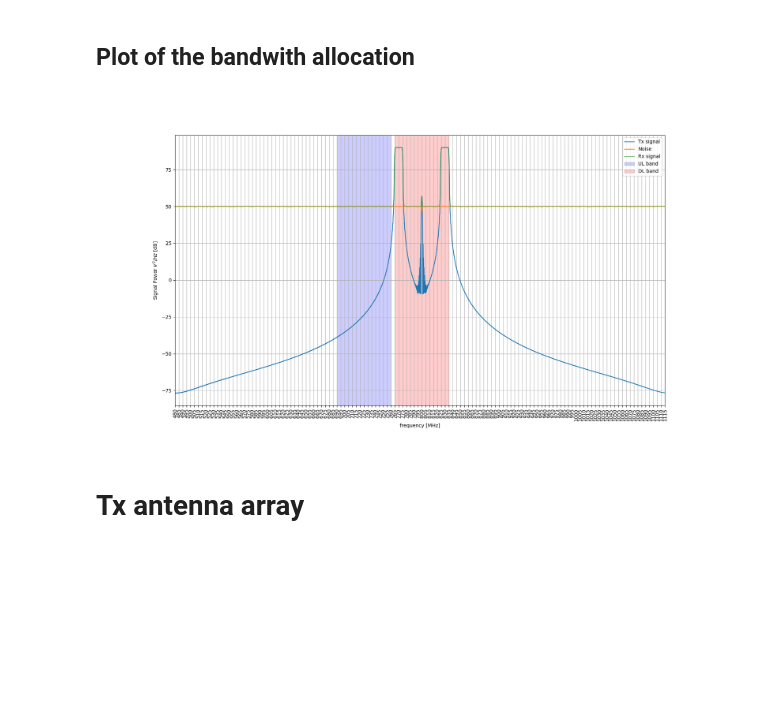
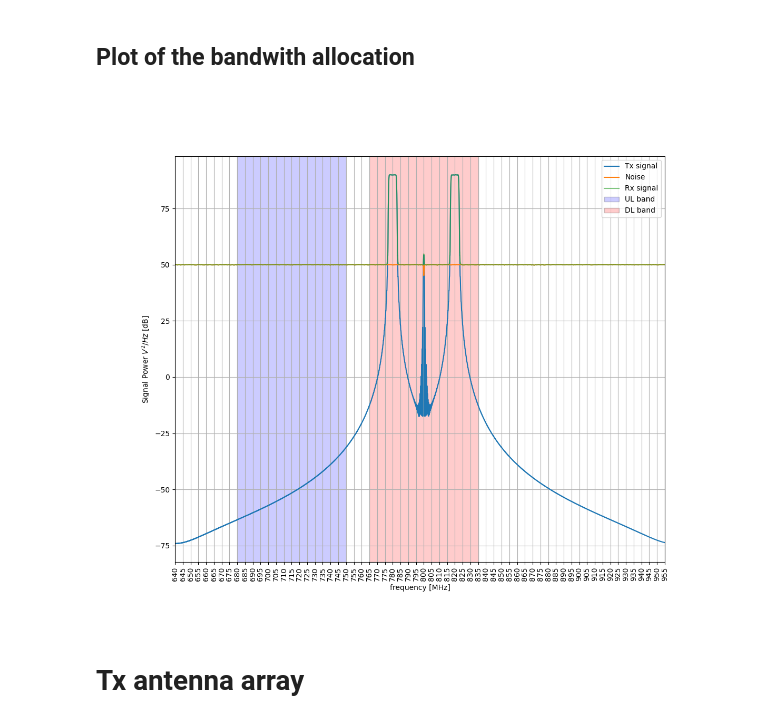
Before and after one commit to ladnlav/diploma, a Jupyter notebook: MM.ipynb, the cells around one changed output. Drawn from its saved outputs; the diff is of its cells as text; code cells hidden in the pictures; blank space fills up the shorter version.

```diff
--- a/MM.ipynb
+++ b/MM.ipynb
@@ -118,14 +119,14 @@ def PS(bits):
 # %% [markdown]
 ## Parameters setting
 # %%
-Fc1 = 30e3 # in kHz n25 band carrier frequency
-Fc2 = 30e3 # in kHz n66 band carrier frequency
+Fc1 = 20e3 # in kHz n25 band carrier frequency
+Fc2 = 20e3 # in kHz n66 band carrier frequency
 
 K = 64 # number of used OFDM subcarriers
-df = 2*10*1e3/K # scs in kHz, 2*Occupied_bandwidth[Mhz]*1e3/Subcarrier_num
+df = 2*5*1e3/K # scs in kHz, 2*Occupied_bandwidth[Mhz]*1e3/Subcarrier_num
 Nfft = int(2048*2)
 
-B = df*int(Nfft/2) #  bandwidth in Hz
+B = df*int(Nfft/2) #  bandwidth in kHz
 print("Current Bandwidth: in kHz", B)
 print("Current Occupied Bandwidth: in kHz", df*int(K/2))
 Fs = B         # sampling frequency
@@ -207,41 +205,41 @@ Pxx_dB=10*np.log10(np.abs(Pxx_spec)*Fs)
 noise_spec_dB= 10*np.log10(np.abs(noise_spec)*Fs)
 s_rx_spec_dB = 10*np.log10(np.abs(s_rx_spec)*Fs)
 
-plt.figure(figsize=(18,10))
+plt.figure(figsize=(12,10))
 shift = 800e3 # in kHz
 f_MHz = (f+shift) / 1e3
 
 plt.plot(np.fft.fftshift(f_MHz), np.fft.fftshift(Pxx_dB), label='Tx signal')
 plt.plot(np.fft.fftshift(f_MHz), np.fft.fftshift(noise_spec_dB), label='Noise')
 plt.plot(np.fft.fftshift(f_MHz), np.fft.fftshift(s_rx_spec_dB), label='Rx signal', alpha=0.6)
 plt.xlabel('frequency [MHz]')
 plt.ylabel('Signal Power $V^2/Hz$ [dB]')
 # plt.ylim(bottom=0)
 plt.xlim(left=(-2*Fc1+shift)/1e3, right=(2*Fc2+shift)/1e3)
 
 # Specify the UP-link bandwidth
 bandwidth_up = 70 # in MHz
 Fc_up = (Fc1+shift)/1e3-1.5*bandwidth_up # in MHz
 up_band = patches.Rectangle((Fc_up - bandwidth_up / 2, plt.ylim()[0]),
                           bandwidth_up, plt.ylim()[1] - plt.ylim()[0],
                           linewidth=1, edgecolor='black', facecolor='blue',alpha = 0.2, label='UL band')
 plt.gca().add_patch(up_band)
 
 # Specify the DL-link bandwidth
 bandwidth_dl = 70 # in MHz
 Fc_dl = (shift)/1e3 # in MHz
 dl_band = patches.Rectangle((Fc_dl - bandwidth_dl / 2, plt.ylim()[0]),
                           bandwidth_dl, plt.ylim()[1] - plt.ylim()[0],
                           linewidth=1, edgecolor='black', facecolor='red',alpha = 0.2, label='DL band')
 plt.gca().add_patch(dl_band)
 
 custom_bins = np.arange(np.min(f_MHz), np.max(f_MHz), 5)
 plt.xticks(custom_bins, rotation='vertical')
 plt.grid()
 plt.legend()
 plt.show()
 # %% [output]
-[figure, old version]
+[figure, new version]
 # %% [markdown]
 # Tx antenna array
 # %% [markdown]
```
Also changed, not shown: parts of 33 cells of this notebook.
